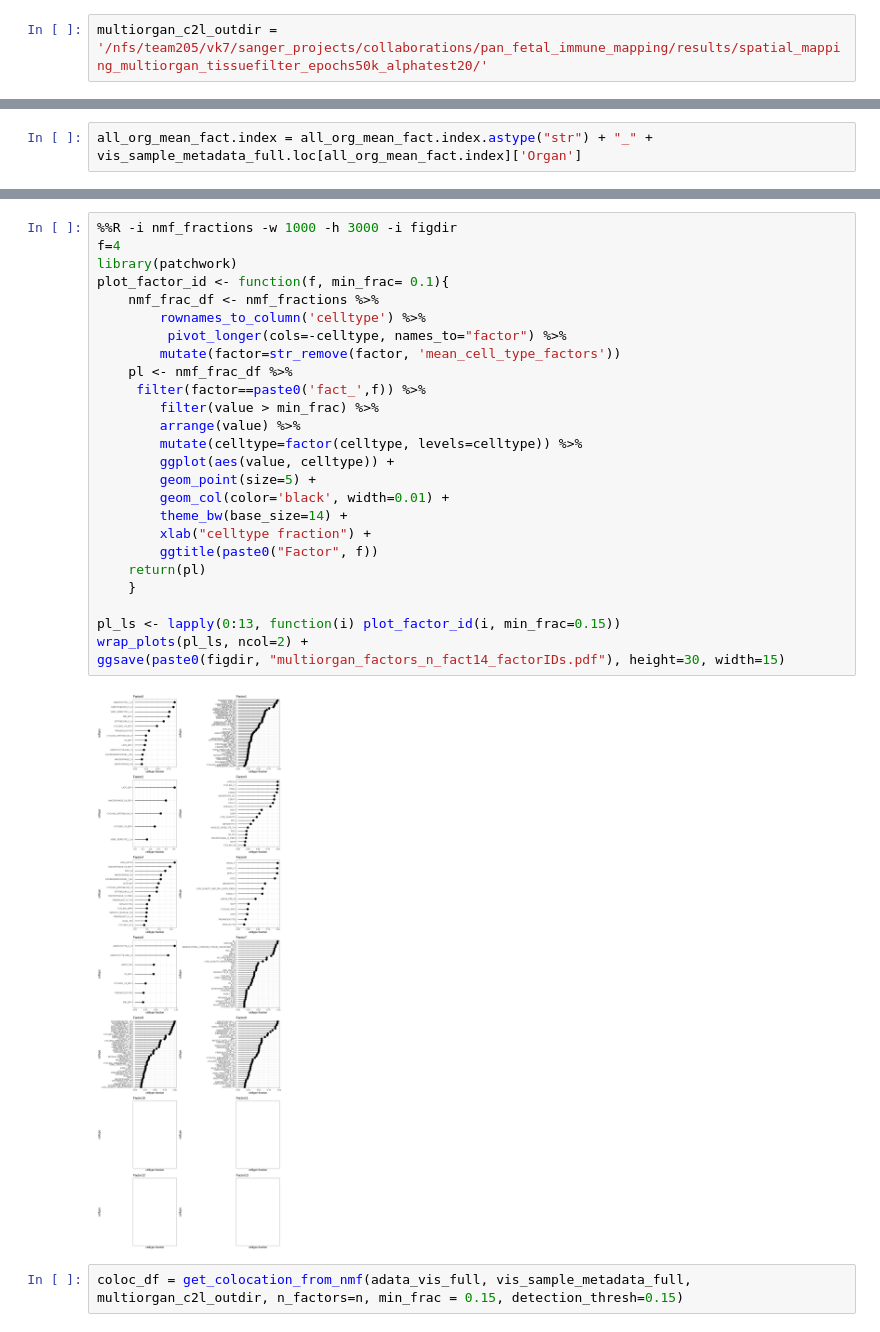
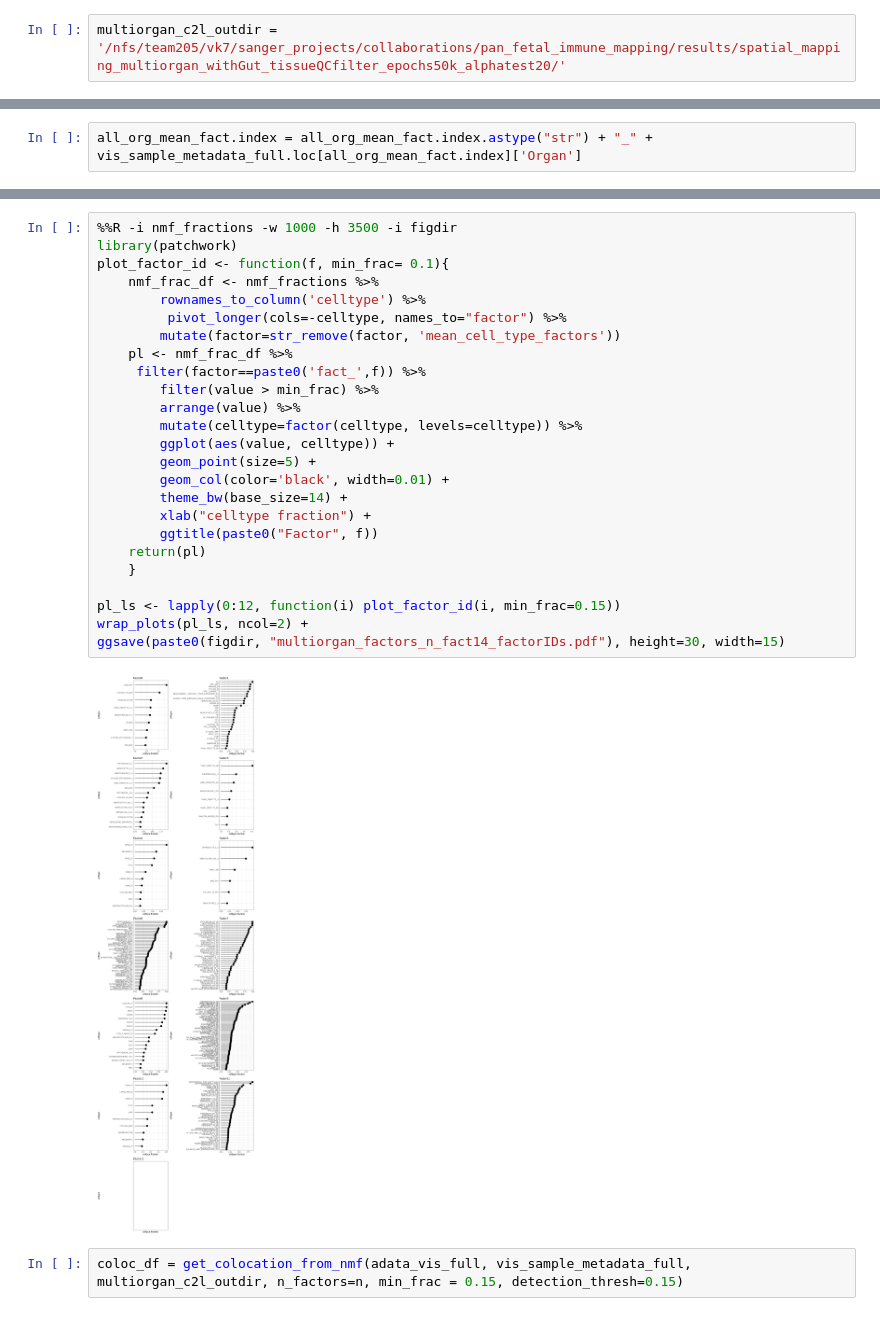
Before and after one commit to Teichlab/Pan_fetal_immune, a Jupyter notebook: src/9_spatial/20211102_c2l_multiorgan.ipynb, the cells around one changed output, grey strips where cells are left out. Drawn from its saved outputs; the diff is of its cells as text.

Commit message:
fixed spatial mapping scripts

```diff
--- a/src/9_spatial/20211102_c2l_multiorgan.ipynb
+++ b/src/9_spatial/20211102_c2l_multiorgan.ipynb
@@ -208,7 +208,7 @@ def pick_n_factors(c2l_outdir, n_fact_range=range(10,20)):
         max_cors.append(max_cor)
     return(n_fact_range[np.argmin(max_cors)])
 # %%
-multiorgan_c2l_outdir = '/nfs/team205/vk7/sanger_projects/collaborations/pan_fetal_immune_mapping/results/spatial_mapping_multiorgan_tissuefilter_epochs50k_alphatest20/'
+multiorgan_c2l_outdir = '/nfs/team205/vk7/sanger_projects/collaborations/pan_fetal_immune_mapping/results/spatial_mapping_multiorgan_withGut_tissueQCfilter_epochs50k_alphatest20/'
 # %%
 ## Read full c2l output
 adata_vis_full, celltypes_df_full, vis_sample_metadata_full = read_c2l(multiorgan_c2l_outdir)
@@ -321,31 +347,30 @@ sns.clustermap(all_org_mean_fact.mask(all_org_mean_fact < 3, 0), col_cluster=Fal
 # %%
-%%R -i nmf_fractions -w 1000 -h 3000 -i figdir
-f=4
+%%R -i nmf_fractions -w 1000 -h 3500 -i figdir
 library(patchwork)
 plot_factor_id <- function(f, min_frac= 0.1){
     nmf_frac_df <- nmf_fractions %>%
         rownames_to_column('celltype') %>%
          pivot_longer(cols=-celltype, names_to="factor") %>%
         mutate(factor=str_remove(factor, 'mean_cell_type_factors'))
     pl <- nmf_frac_df %>%
      filter(factor==paste0('fact_',f)) %>%
         filter(value > min_frac) %>%
         arrange(value) %>%
         mutate(celltype=factor(celltype, levels=celltype)) %>%
         ggplot(aes(value, celltype)) +
         geom_point(size=5) +
         geom_col(color='black', width=0.01) +
         theme_bw(base_size=14) +
         xlab("celltype fraction") +
         ggtitle(paste0("Factor", f))
     return(pl)
     }
 
-pl_ls <- lapply(0:13, function(i) plot_factor_id(i, min_frac=0.15))
+pl_ls <- lapply(0:12, function(i) plot_factor_id(i, min_frac=0.15))
 wrap_plots(pl_ls, ncol=2) +
 ggsave(paste0(figdir, "multiorgan_factors_n_fact14_factorIDs.pdf"), height=30, width=15)
 # %% [output]
-[figure, old version]
+[figure, new version]
 # %%
 coloc_df = get_colocation_from_nmf(adata_vis_full, vis_sample_metadata_full, multiorgan_c2l_outdir, n_factors=n, min_frac = 0.15, detection_thresh=0.15)
 # %%
```
Also changed, not shown: parts of 10 cells of this notebook, 1 other file.
